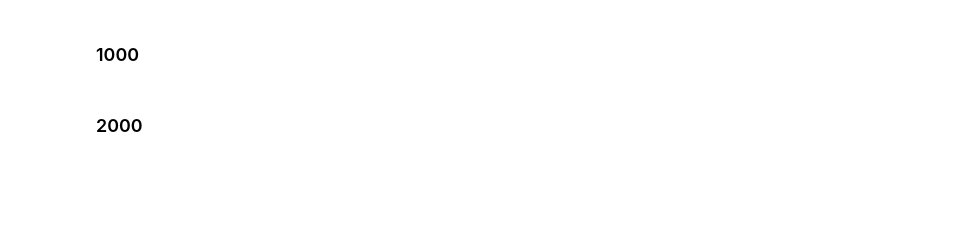
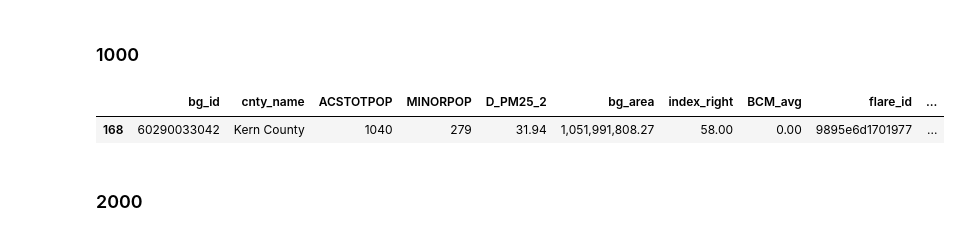
Before and after one commit to natebendermontana/capstone_rmi, a Jupyter notebook: bg_flare_impact.ipynb, the cells around one changed output. Drawn from its saved outputs; the diff is of its cells as text; code cells hidden in the pictures; blank space fills up the shorter version.

```diff
--- a/bg_flare_impact.ipynb
+++ b/bg_flare_impact.ipynb
@@ -687,6 +677,11 @@ flareintersect_geo1000['buffer_size'] = 1000
 # and change the geom col name back to a general name so the
 # three buffer sizes can now be merged into one column
 flareintersect_geo1000.rename(columns={'1000_buff_geom':'buff_geom'}, inplace=True)  # old:new.
+# %%
+flareintersect_1000.sample(1)
+# %% [output]
+|  | bg_id | cnty_name | ACSTOTPOP | MINORPOP | D_PM25_2 | bg_area | index_right | BCM_avg | flare_id | ... |
+| 168 | 60290033042 | Kern County | 1040 | 279 | 31.94 | 1,051,991,808.27 | 58.00 | 0.00 | 9895e6d1701977 | ... |
 # %% [markdown]
 ### 2000
 # %%
```
Also changed, not shown: parts of 11 cells of this notebook.
